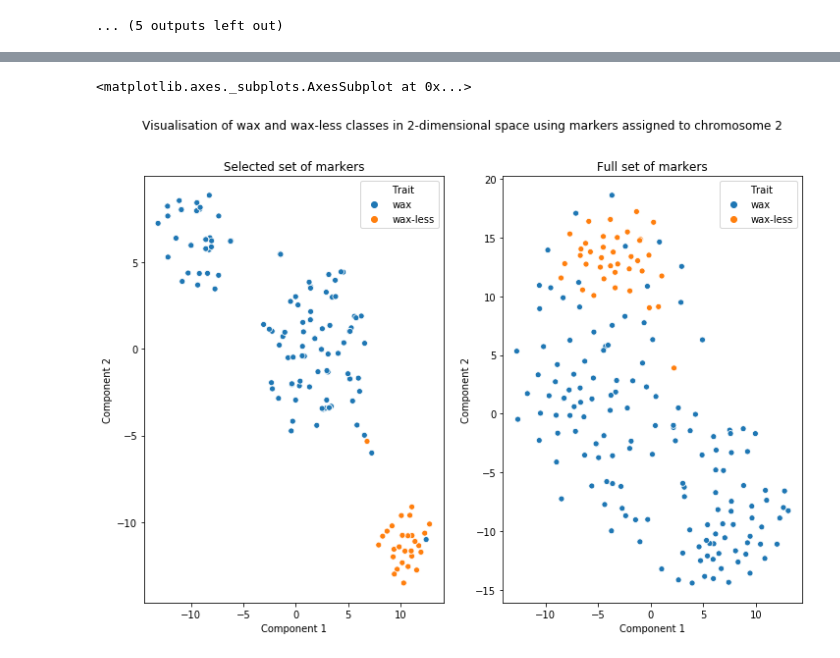
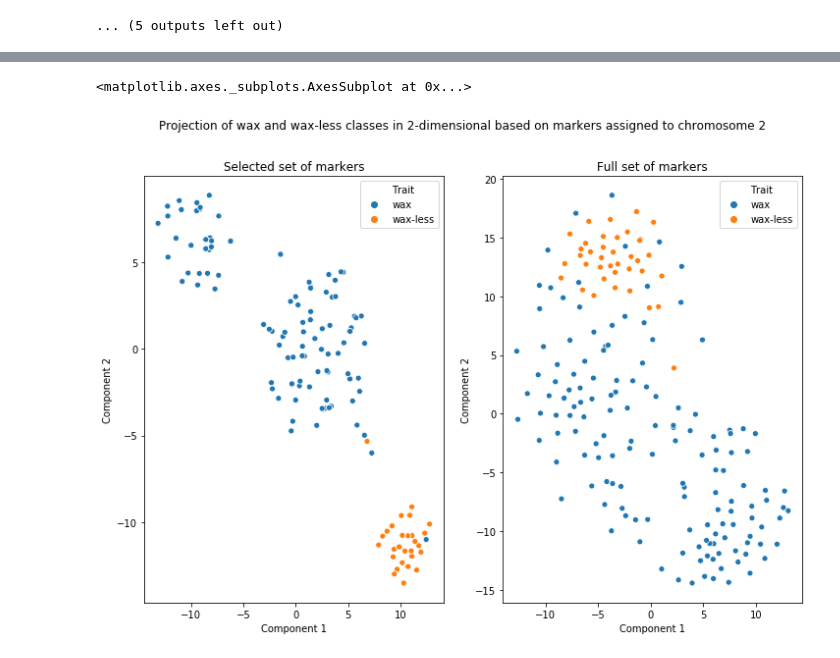
Before and after one commit to Janbinkowski96/New_DaRT_Data, a Jupyter notebook: notebooks/plots.ipynb, the cells around one changed output, grey strips where cells are left out. Cells and saved outputs as stored; diff of their text form; code cells hidden in the pictures.

```diff
--- a/notebooks/plots.ipynb
+++ b/notebooks/plots.ipynb
@@ -155,20 +186,20 @@ A_reduced_raw = pd.DataFrame(A_reduced_raw, columns=["Component 1", "Component 2
 # %%
 fig = plt.figure(figsize=(12, 8))
 ax1 = fig.add_subplot(121)
 ax2 = fig.add_subplot(122)
 
-fig.suptitle("Visualisation of wax and wax-less classes in 2-dimensional space using markers assigned to chromosome 2")
+fig.suptitle("Projection of wax and wax-less classes in 2-dimensional based on markers assigned to chromosome 2")
 ax1.title.set_text('Selected set of markers')
 ax2.title.set_text('Full set of markers')
 
 # data after selection
 sns.scatterplot(data=A_reduced, x="Component 1", y="Component 2", hue="Trait", ax=ax1)
 
 # raw data
 sns.scatterplot(data=A_reduced_raw, x="Component 1", y="Component 2", hue="Trait", ax=ax2)
 # %% [output]
 <matplotlib.axes._subplots.AxesSubplot at 0x...>
-[figure, old version]
+[figure, new version]
 # %%
 fig.savefig("../data/processed/plots/set_A/tSNE_A.png")
 del fig
```
Also changed, not shown: parts of 4 cells of this notebook, 3 other files.
